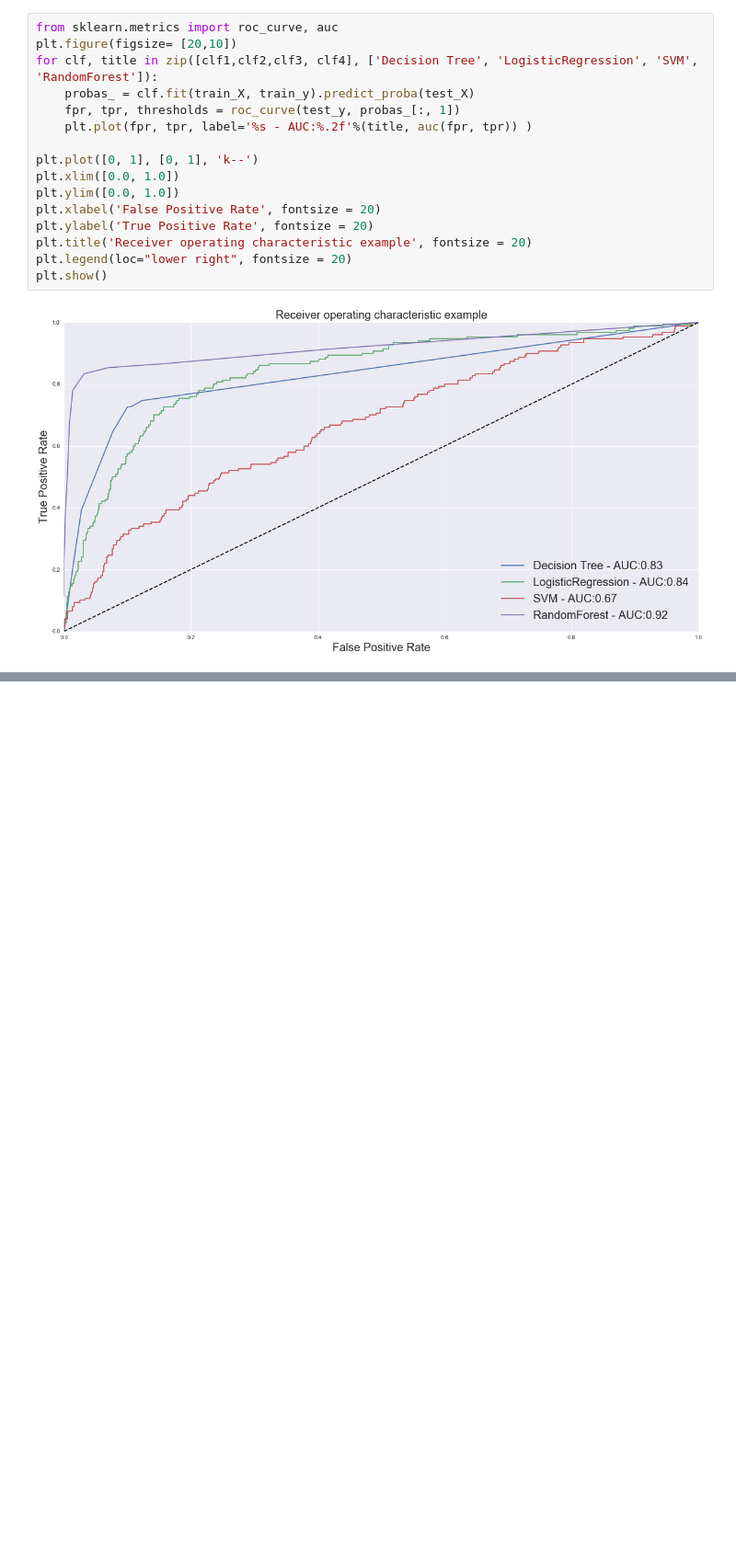
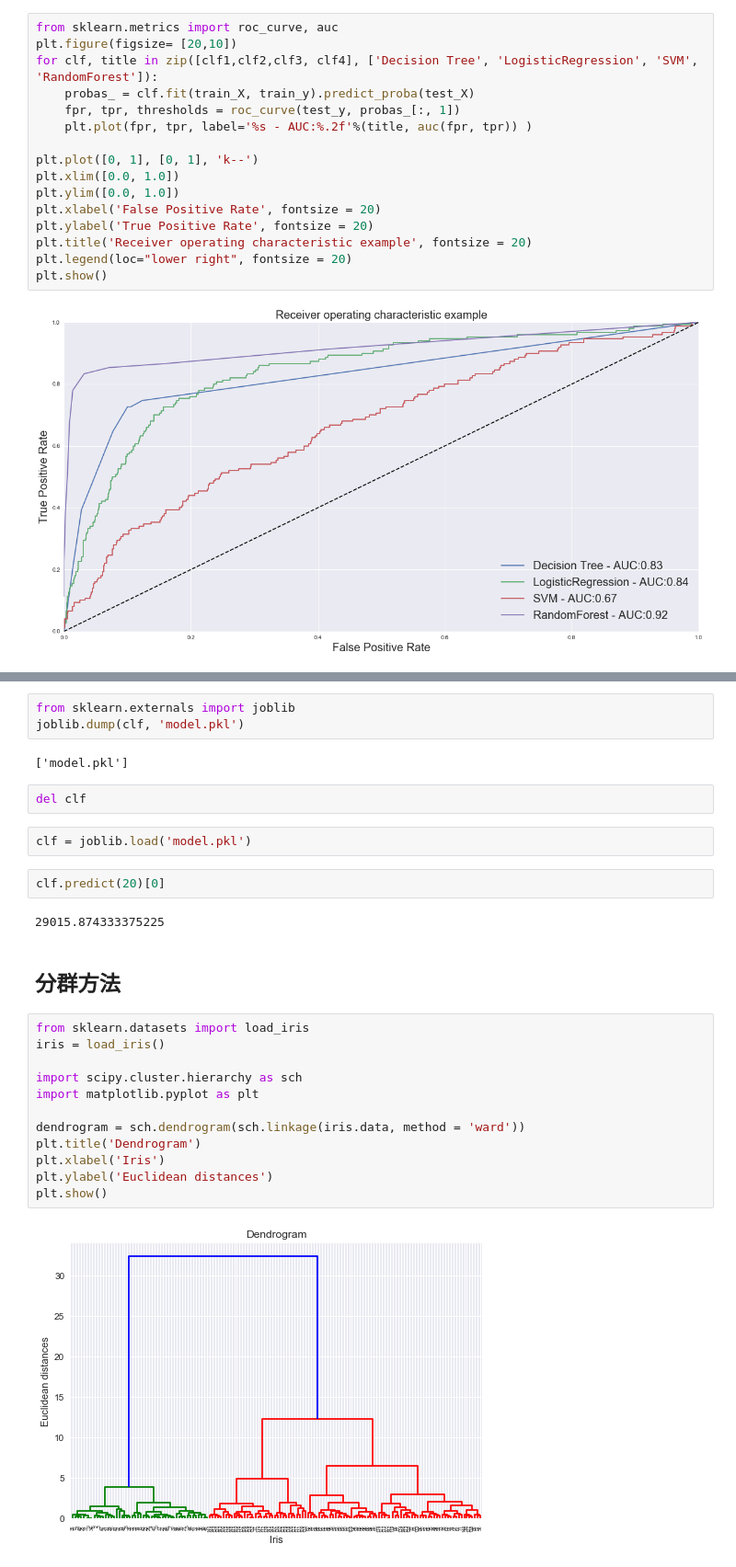
Before and after one commit to ywchiu/fetnetpy, a Jupyter notebook: Demo20171110.ipynb, the cells around one changed output, grey strips where cells are left out. Shown: that part at 92% size. Saved outputs shown, nothing was run; the diff lists cells and outputs as text; blank space fills up the shorter version.

Commit message:
clustering

```diff
--- a/Demo20171110.ipynb
+++ b/Demo20171110.ipynb
@@ -821,0 +833,29 @@ plt.show()
+# %%
+from sklearn.externals import joblib
+joblib.dump(clf, 'model.pkl')
+# %% [output]
+['model.pkl']
+# %%
+del clf
+# %%
+clf = joblib.load('model.pkl')
+# %%
+clf.predict(20)[0]
+# %% [output]
+29015.874333375225
+# %% [markdown]
+## 分群方法
+# %%
+from sklearn.datasets import load_iris
+iris = load_iris()
+
+import scipy.cluster.hierarchy as sch
+import matplotlib.pyplot as plt
+
+dendrogram = sch.dendrogram(sch.linkage(iris.data, method = 'ward'))
+plt.title('Dendrogram')
+plt.xlabel('Iris')
+plt.ylabel('Euclidean distances')
+plt.show()
+# %% [output]
+[figure, added]
```
Also changed, not shown: parts of 23 cells of this notebook.
